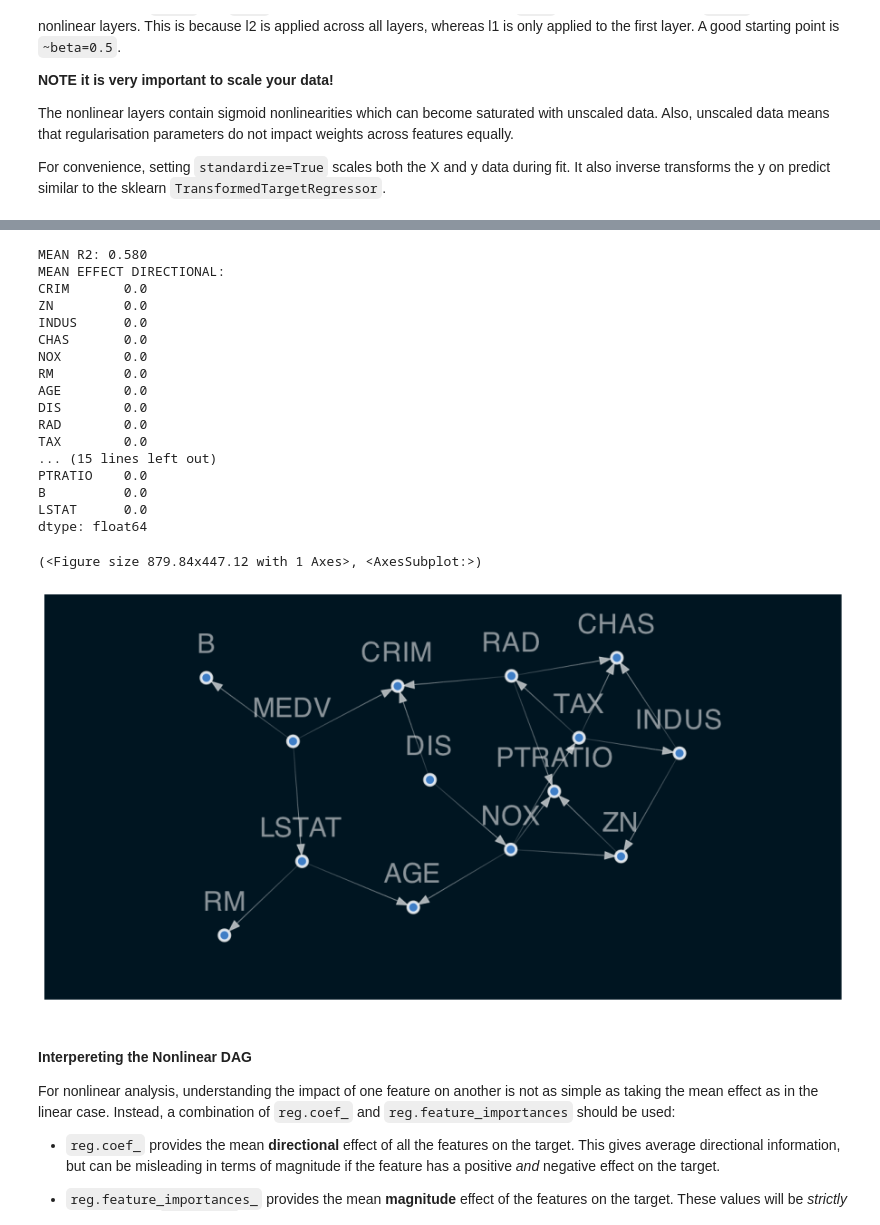
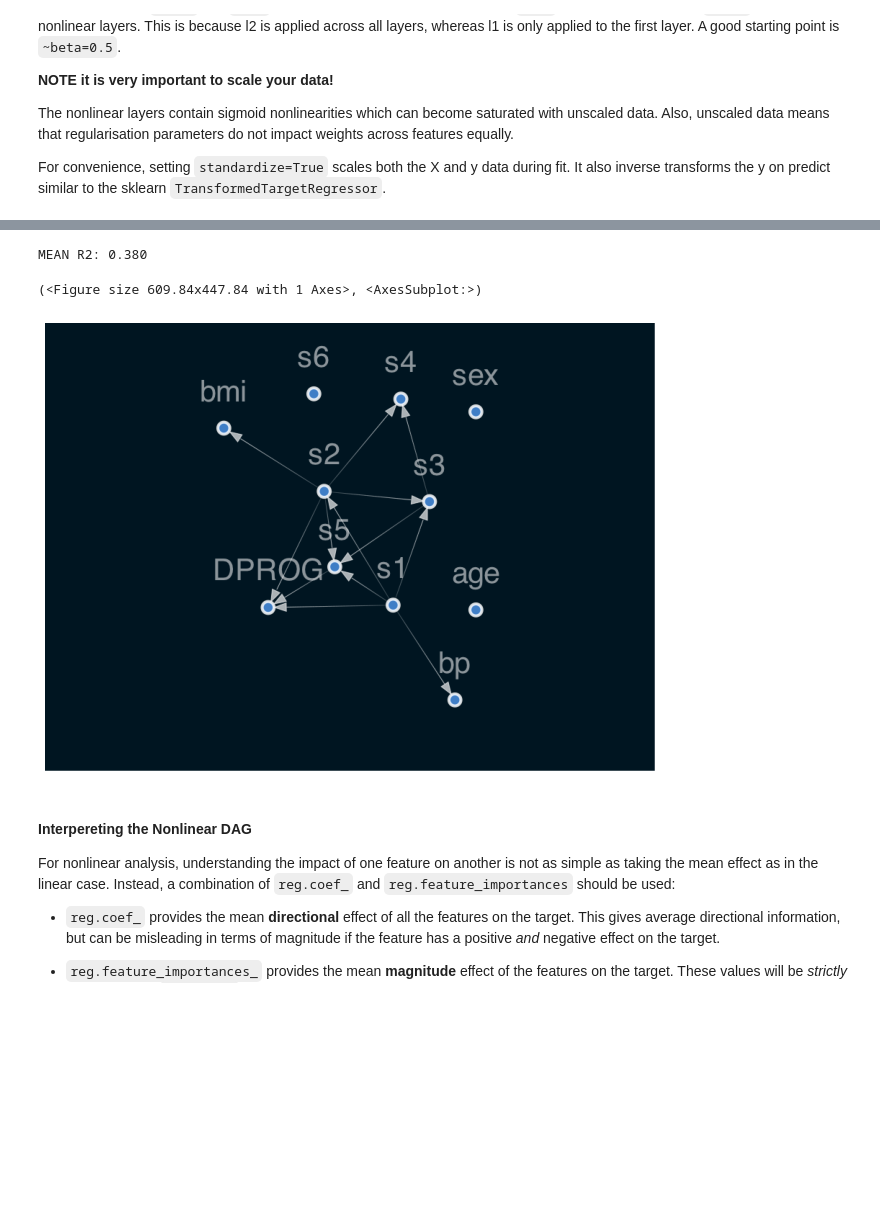
Before and after one commit to mckinsey/causalnex, a Jupyter notebook: docs/source/03_tutorial/sklearn_tutorial.ipynb, the cells around one changed output, grey strips where cells are left out. Cells and saved outputs as stored; diff of their text form; code cells hidden in the pictures; blank space fills up the shorter version.

```diff
--- a/docs/source/03_tutorial/sklearn_tutorial.ipynb
+++ b/docs/source/03_tutorial/sklearn_tutorial.ipynb
@@ -199,54 +272,36 @@ Setting the `dependent_target=False` has an impact on performance as shown below
 
 This is effectively the same as fitting causalnex on the data using from_pandas, but using the sklearn interface provides a set of useful convenience functions not present in the base causalnex implementation.
 # %%
-from sklearn.datasets import load_boston
-data = load_boston()
+from sklearn.datasets import load_diabetes
+import torch
+torch.manual_seed(42)
+data = load_diabetes()
 X, y = data.data, data.target
 names = data["feature_names"]
 
 from causalnex.structure import DAGRegressor
 reg = DAGRegressor(
-    alpha=0.1,
-    beta=0.9,
-    hidden_layer_units=[5],
+    alpha=0.0001,
+    beta=0.2,
+    hidden_layer_units=[2],
     dependent_target=False,
     standardize=True,
     enforce_dag=True,
 )
 
 from sklearn.model_selection import cross_val_score
 from sklearn.model_selection import KFold
 scores = cross_val_score(reg, X, y, cv=KFold(shuffle=True, random_state=42))
 print(f'MEAN R2: {np.mean(scores).mean():.3f}')
 
 X = pd.DataFrame(X, columns=names)
-y = pd.Series(y, name="MEDV")
+y = pd.Series(y, name="DPROG")
 reg.fit(X, y)
-print("MEAN EFFECT DIRECTIONAL:")
-print(pd.Series(reg.coef_, index=names))
-print("MEAN EFFECT MAGNITUDE:")
-print(pd.Series(reg.feature_importances_, index=names))
 reg.plot_dag(enforce_dag=True)
 # %% [output]
-MEAN R2: 0.580
-MEAN EFFECT DIRECTIONAL:
-CRIM       0.0
-ZN         0.0
-INDUS      0.0
-CHAS       0.0
-NOX        0.0
-RM         0.0
-AGE        0.0
-DIS        0.0
-RAD        0.0
-TAX        0.0
-... (15 lines left out)
-PTRATIO    0.0
-B          0.0
-LSTAT      0.0
-dtype: float64
+MEAN R2: 0.380
-(<Figure size 879.84x447.12 with 1 Axes>, <AxesSubplot:>)
+(<Figure size 609.84x447.84 with 1 Axes>, <AxesSubplot:>)
-[figure, old version]
+[figure, new version]
 # %% [markdown]
 #### Interpereting the Nonlinear DAG
 
```
Also changed, not shown: parts of 22 cells of this notebook, 1 other file.
